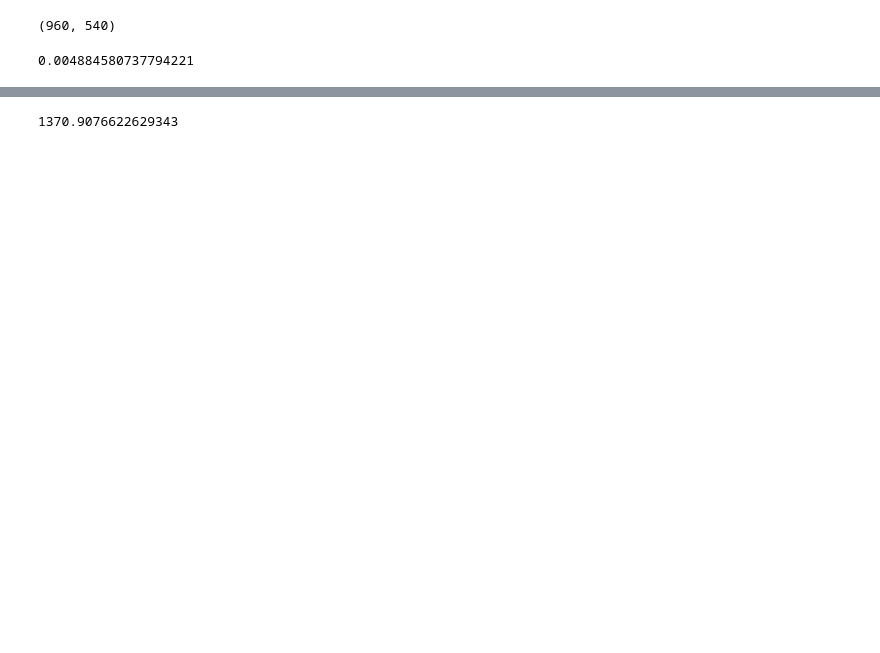
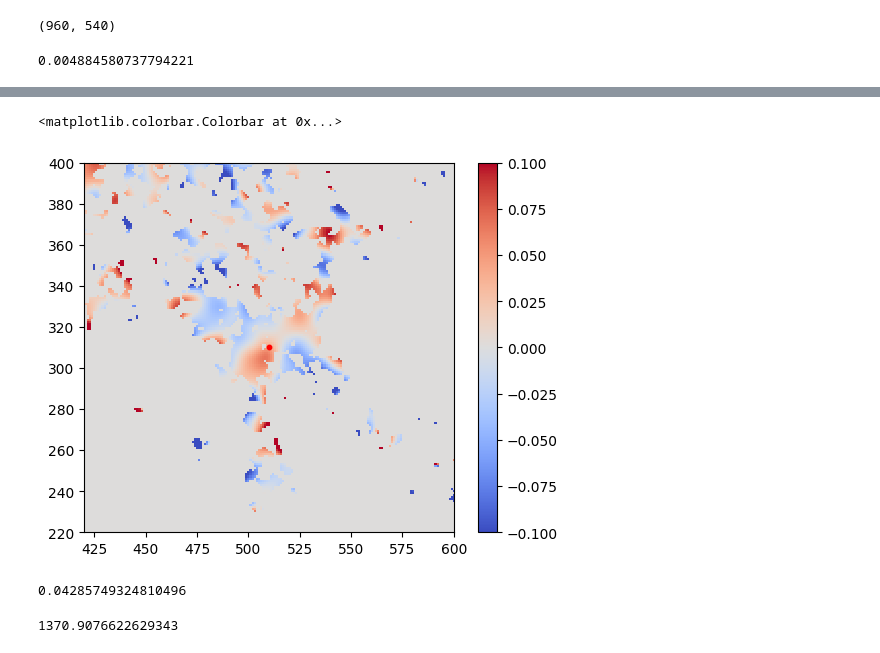
Before and after one commit to yjzhu-solar/DKIST_SolO_Fibril, a Jupyter notebook: ipynb/extrapolation/make_sotsp_vector_boundary_full.ipynb, the cells around one changed output, grey strips where cells are left out. Cells and saved outputs as stored; diff of their text form; code cells hidden in the pictures; blank space fills up the shorter version.

```diff
--- a/ipynb/extrapolation/make_sotsp_vector_boundary_full.ipynb
+++ b/ipynb/extrapolation/make_sotsp_vector_boundary_full.ipynb
@@ -178,3 +190,24 @@ np.nansum(alpha)/np.nansum(alpha!=0)/(sotsp_br_map_hgs_0.scale.axis1.to_value(u.
+# %%
+fig, ax = plt.subplots()
+im = ax.imshow(alpha_mhsxtrapy.T, origin="lower",
+    norm=ImageNormalize(
+    vmin=-0.1,
+    vmax=0.1),
+    cmap="coolwarm",
+    interpolation="none")
+
+ax.scatter(510, 310, c="r", s=10)
+
+ax.set_xlim(420, 600)
+ax.set_ylim(220, 400)
+plt.colorbar(im)
+# %% [output]
+<matplotlib.colorbar.Colorbar at 0x...>
+[figure, added]
+# %%
+alpha_mhsxtrapy[510, 310]
+# %% [output]
+0.04285749324810496
 # %%
 print(np.nanmax(np.abs(bz)))
 # %% [output]
```
Also changed, not shown: parts of 12 cells of this notebook, 6 other files.
